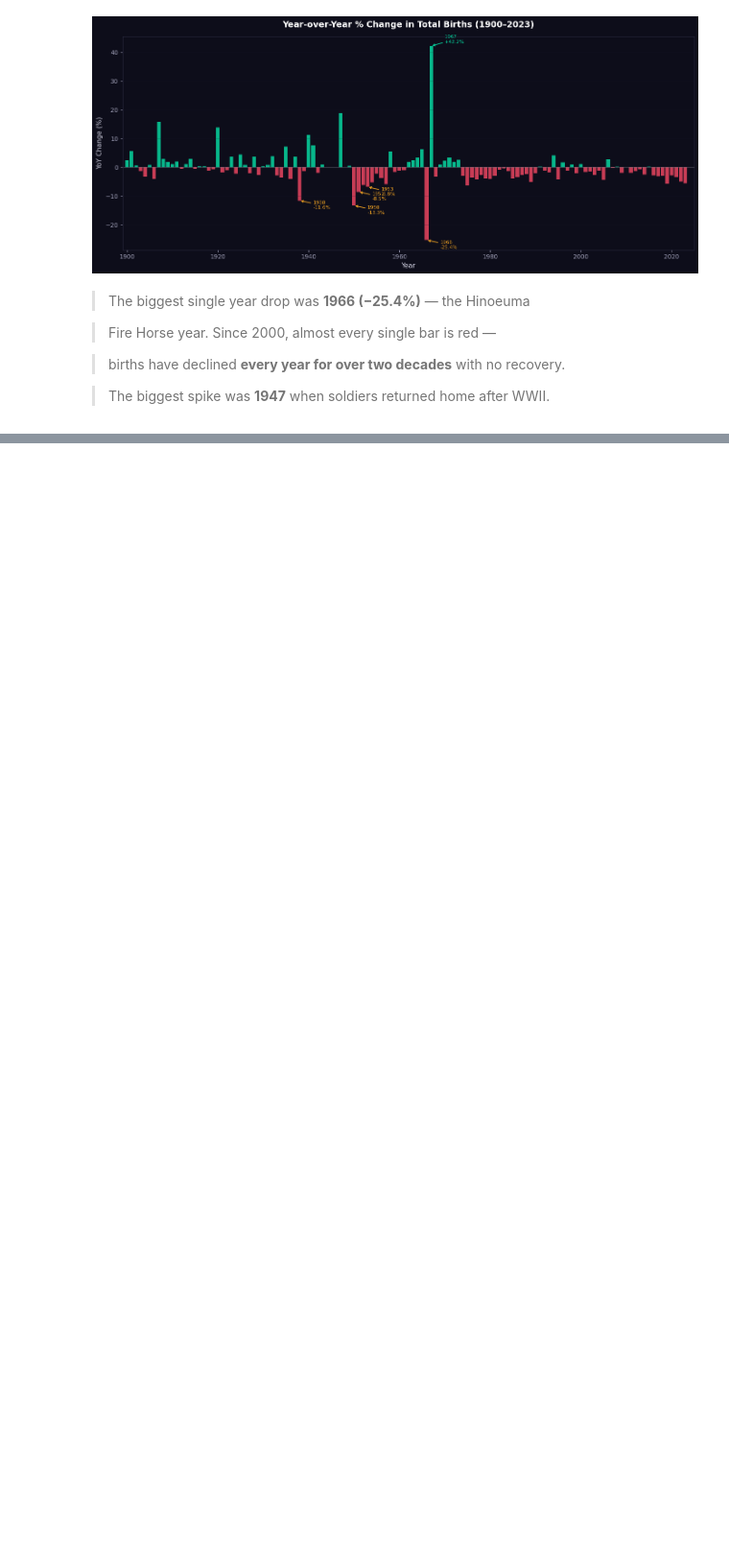
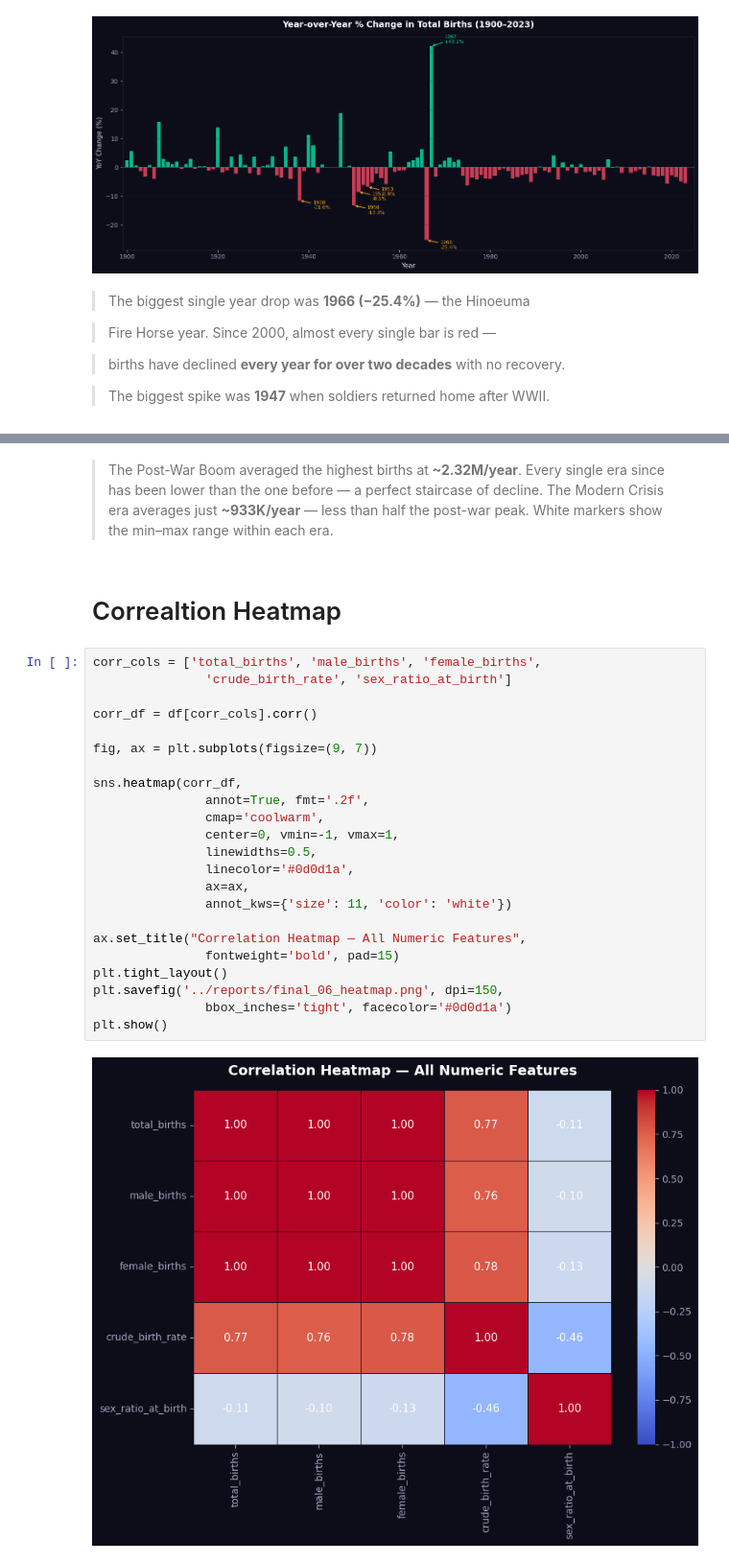
Before and after one commit to suzzzel5/Japan-Birth-Statistics-1899-2023-, a Jupyter notebook: notebooks/03_visuallzations.ipynb, the cells around one changed output, grey strips where cells are left out. Shown at 96% size. Cells and saved outputs as stored; diff of their text form; blank space fills up the shorter version.

```diff
--- a/notebooks/03_visuallzations.ipynb
+++ b/notebooks/03_visuallzations.ipynb
@@ -333,0 +395,33 @@ plt.show()
+# %% [markdown]
+>  The Post-War Boom averaged the highest births at **~2.32M/year**.
+> Every single era since has been lower than the one before —
+> a perfect staircase of decline. The Modern Crisis era averages
+> just **~933K/year** — less than half the post-war peak.
+> White markers show the min–max range within each era.
+# %% [markdown]
+# Correaltion Heatmap
+# %%
+corr_cols = ['total_births', 'male_births', 'female_births',
+               'crude_birth_rate', 'sex_ratio_at_birth']
+
+corr_df = df[corr_cols].corr()
+
+fig, ax = plt.subplots(figsize=(9, 7))
+
+sns.heatmap(corr_df,
+               annot=True, fmt='.2f',
+               cmap='coolwarm',
+               center=0, vmin=-1, vmax=1,
+               linewidths=0.5,
+               linecolor='#0d0d1a',
+               ax=ax,
+               annot_kws={'size': 11, 'color': 'white'})
+
+ax.set_title("Correlation Heatmap — All Numeric Features",
+               fontweight='bold', pad=15)
+plt.tight_layout()
+plt.savefig('../reports/final_06_heatmap.png', dpi=150,
+               bbox_inches='tight', facecolor='#0d0d1a')
+plt.show()
+# %% [output]
+[figure, added]
```
Also changed, not shown: parts of 3 cells of this notebook, 3 other files.
